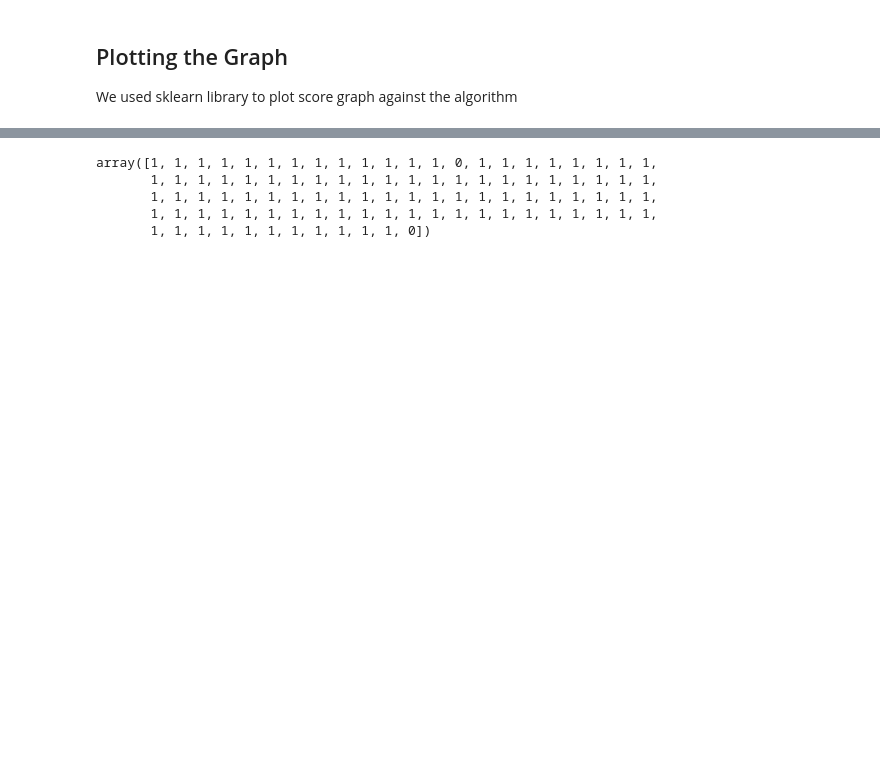
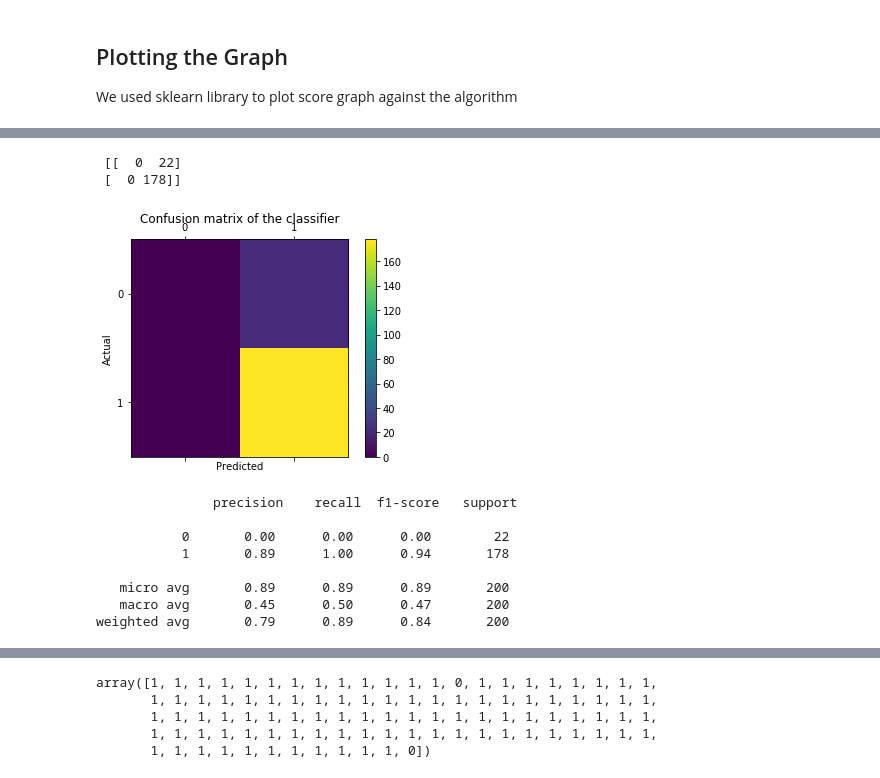
Before and after one commit to PramodaMajhi/sentiment-analysis, a Jupyter notebook: SentimentAnalysis.ipynb, the cells around one changed output, grey strips where cells are left out. Cells and saved outputs as stored; diff of their text form; code cells hidden in the pictures; blank space fills up the shorter version.

```diff
--- a/SentimentAnalysis.ipynb
+++ b/SentimentAnalysis.ipynb
@@ -121,0 +131,23 @@ matrix([[0., 0., 0., ..., 0., 0., 0.],
+# %%
+cm = confusion_matrix(y_test, y_predict)
+print('',cm)
+fig = plt.figure()
+ax = fig.add_subplot(111)
+cax = ax.matshow(cm)
+plt.title('Confusion matrix of the classifier')
+fig.colorbar(cax)
+plt.xlabel('Predicted')
+plt.ylabel('Actual')
+plt.show()
+# %% [output]
+ [[  0  22]
+ [  0 178]]
+[figure, added]
+               precision    recall  f1-score   support
+
+           0       0.00      0.00      0.00        22
+           1       0.89      1.00      0.94       178
+
+   micro avg       0.89      0.89      0.89       200
+   macro avg       0.45      0.50      0.47       200
+weighted avg       0.79      0.89      0.84       200
```
Also changed, not shown: parts of 15 cells of this notebook.
